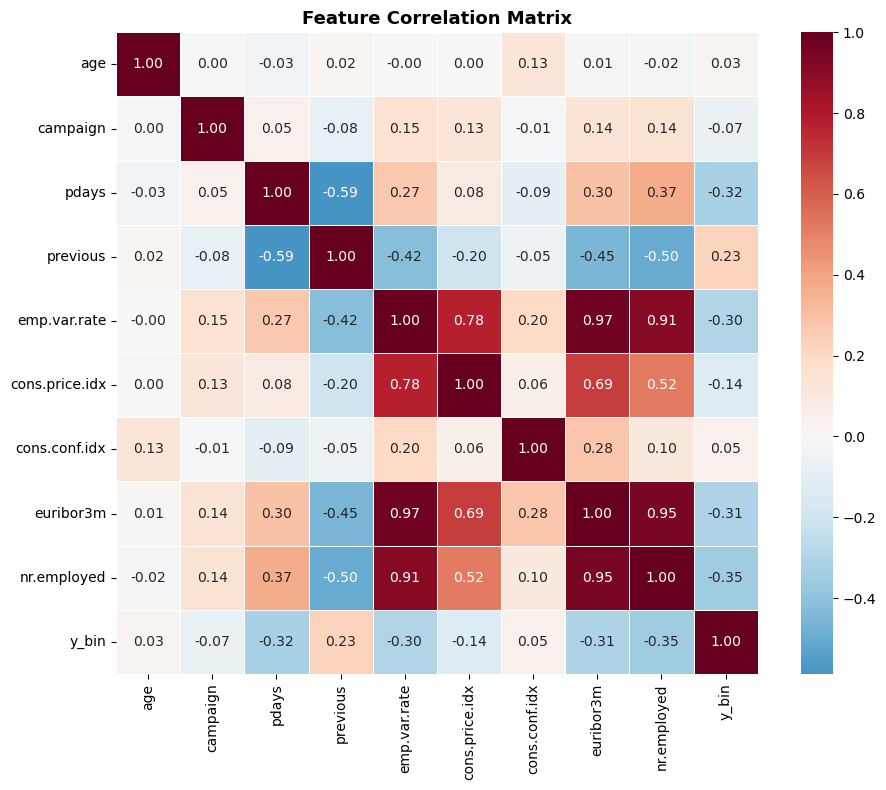
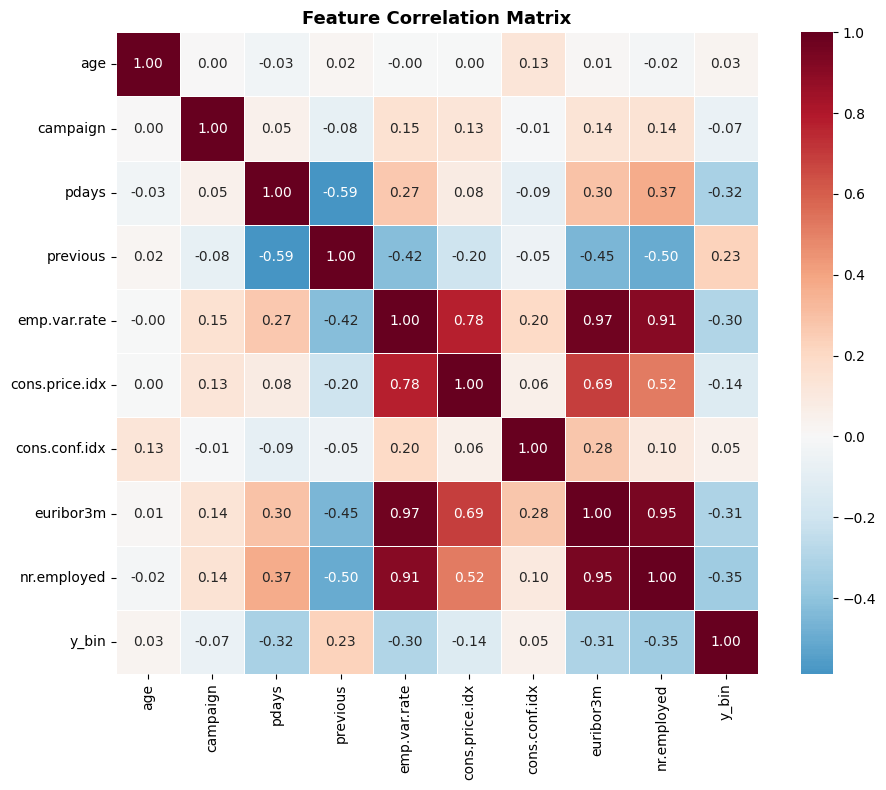
The change to this notebook cell's code, shown as a diff; its figure went from the first image to the second:
--- before
+++ after
@@ -10,5 +10,5 @@
 ax.set_title('Feature Correlation Matrix', fontsize=13, fontweight='bold')
 plt.tight_layout()
-plt.savefig('eda_heatmap.png', dpi=120)
+# plt.savefig('eda_heatmap.png', dpi=120)
 plt.show()
 

Commit: Update notebook with GitHub data loading and fix seaborn import